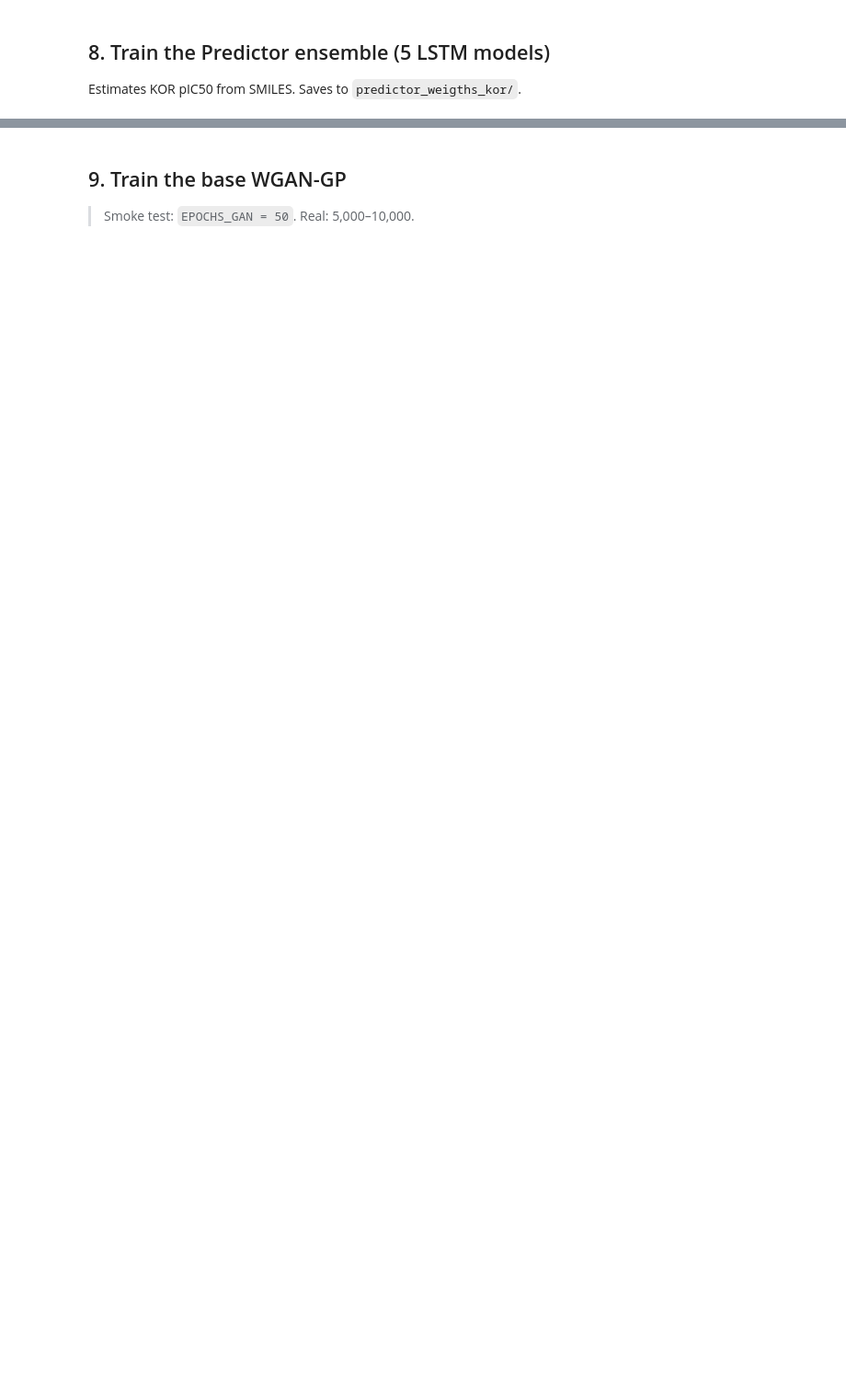
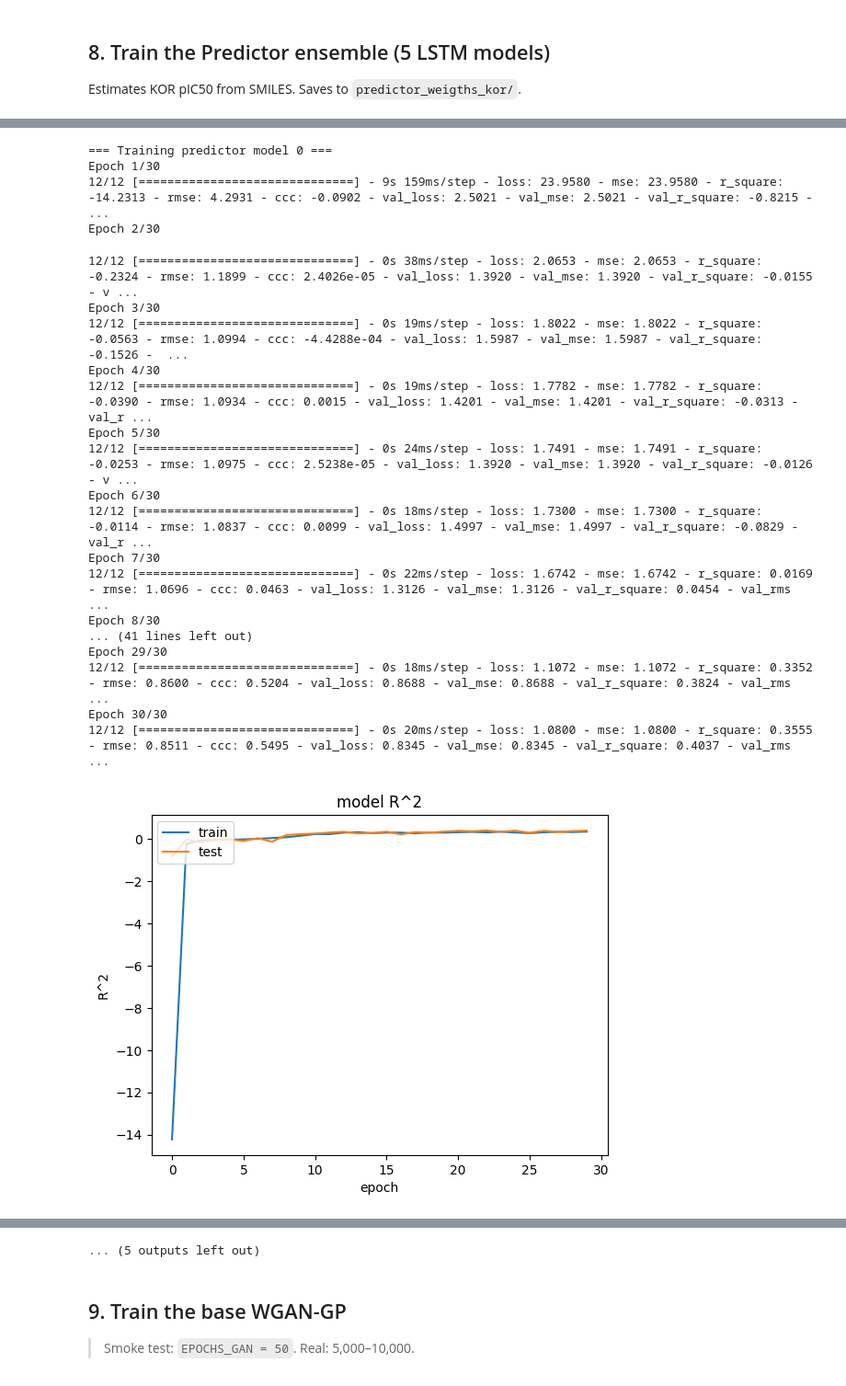
Before and after one commit to 0x41hd/Gan-drug, a Jupyter notebook: GAN_Colab.ipynb, the cells around one changed output, grey strips where cells are left out. Shown at 92% size. Drawn from its saved outputs; the diff is of its cells as text; code cells hidden in the pictures; blank space fills up the shorter version.

```diff
--- a/GAN_Colab.ipynb
+++ b/GAN_Colab.ipynb
@@ -217,0 +298,36 @@ Estimates KOR pIC50 from SMILES. Saves to `predictor_weigths_kor/`.
+# %%
+import pandas as pd
+import sys
+import types
+
+# تعریف یک تابع reading_csv جدید و مقاوم‌تر
+def new_reading_csv(config, property_identifier):
+    print(f"Using patched reading_csv from Colab. Reading from: {config.datapath_kor}")
+    df_data = pd.read_csv(config.datapath_kor)
+
+    if 'smiles' not in df_data.columns:
+        raise ValueError("CSV file is missing the 'smiles' column.")
+    if property_identifier not in df_data.columns:
+        raise ValueError(f"CSV file is missing the '{property_identifier}' column.")
+
+    # فیلتر کردن سطرها با pIC50 از دست رفته یا نامعتبر
+    initial_rows = len(df_data)
+    df_data = df_data.dropna(subset=[property_identifier])
+    df_data[property_identifier] = pd.to_numeric(df_data[property_identifier], errors='coerce')
+    df_data = df_data.dropna(subset=[property_identifier])
+
+    if len(df_data) < initial_rows:
+        print(f"Warning: Dropped {initial_rows - len(df_data)} rows due to missing or invalid {property_identifier} values.")
+
+    raw_smiles = df_data['smiles'].astype(str).tolist()
+    raw_labels = df_data[property_identifier].tolist()
+
+    return raw_smiles, raw_labels
+
+# پچ کردن تابع reading_csv در ماژول Utils
+try:
+    import Utils
+    Utils.reading_csv = new_reading_csv
+    print("✅ Successfully patched Utils.reading_csv with a more robust version.")
+except ImportError:
+    print("Error: Could not import Utils module. Make sure Utils.py is in the current directory.")
@@ -244,17 +484,38 @@ print("Train/Val/Test:", X_tr.shape, X_val.shape, X_te.shape)
 # %%
-predictor = Predictor(config, vocab, 'dnn', 'SMILES', 'kor', load=False)
-
 import os
 os.makedirs('predictor_weigths_kor', exist_ok=True)
 
 for i in range(5):
     print(f"\n=== Training predictor model {i} ===")
     predictor.model = predictor.loaded_models[i]
     predictor.train_model(data, searchParam=False)
     # Keras 3 requires '.weights.h5'; load_models() also accepts legacy '.hdf5'.
     save_path = f"predictor_weigths_kor/kormodel{i}.weights.h5"
     predictor.loaded_models[i].save_weights(save_path)
     print(f"✅ Saved {save_path}")
 
 print("\n✅ All 5 predictor models trained")
 !ls -la predictor_weigths_kor/
+# %% [output]
+=== Training predictor model 0 ===
+Epoch 1/30
+12/12 [==============================] - 9s 159ms/step - loss: 23.9580 - mse: 23.9580 - r_square: -14.2313 - rmse: 4.2931 - ccc: -0.0902 - val_loss: 2.5021 - val_mse: 2.5021 - val_r_square: -0.8215 -  ...
+Epoch 2/30
+12/12 [==============================] - 0s 38ms/step - loss: 2.0653 - mse: 2.0653 - r_square: -0.2324 - rmse: 1.1899 - ccc: 2.4026e-05 - val_loss: 1.3920 - val_mse: 1.3920 - val_r_square: -0.0155 - v ...
+Epoch 3/30
+12/12 [==============================] - 0s 19ms/step - loss: 1.8022 - mse: 1.8022 - r_square: -0.0563 - rmse: 1.0994 - ccc: -4.4288e-04 - val_loss: 1.5987 - val_mse: 1.5987 - val_r_square: -0.1526 -  ...
+Epoch 4/30
+12/12 [==============================] - 0s 19ms/step - loss: 1.7782 - mse: 1.7782 - r_square: -0.0390 - rmse: 1.0934 - ccc: 0.0015 - val_loss: 1.4201 - val_mse: 1.4201 - val_r_square: -0.0313 - val_r ...
+Epoch 5/30
+12/12 [==============================] - 0s 24ms/step - loss: 1.7491 - mse: 1.7491 - r_square: -0.0253 - rmse: 1.0975 - ccc: 2.5238e-05 - val_loss: 1.3920 - val_mse: 1.3920 - val_r_square: -0.0126 - v ...
+Epoch 6/30
+12/12 [==============================] - 0s 18ms/step - loss: 1.7300 - mse: 1.7300 - r_square: -0.0114 - rmse: 1.0837 - ccc: 0.0099 - val_loss: 1.4997 - val_mse: 1.4997 - val_r_square: -0.0829 - val_r ...
+Epoch 7/30
+12/12 [==============================] - 0s 22ms/step - loss: 1.6742 - mse: 1.6742 - r_square: 0.0169 - rmse: 1.0696 - ccc: 0.0463 - val_loss: 1.3126 - val_mse: 1.3126 - val_r_square: 0.0454 - val_rms ...
+Epoch 8/30
+... (41 lines left out)
+Epoch 29/30
+12/12 [==============================] - 0s 18ms/step - loss: 1.1072 - mse: 1.1072 - r_square: 0.3352 - rmse: 0.8600 - ccc: 0.5204 - val_loss: 0.8688 - val_mse: 0.8688 - val_r_square: 0.3824 - val_rms ...
+Epoch 30/30
+12/12 [==============================] - 0s 20ms/step - loss: 1.0800 - mse: 1.0800 - r_square: 0.3555 - rmse: 0.8511 - ccc: 0.5495 - val_loss: 0.8345 - val_mse: 0.8345 - val_r_square: 0.4037 - val_rms ...
+[figure, added]
@@ -261,3 +579,4 @@ print("\n✅ All 5 predictor models trained")
+... (5 outputs left out)
 # %% [markdown]
 ## 9. Train the base WGAN-GP
 
```
Also changed, not shown: parts of 19 cells of this notebook.
